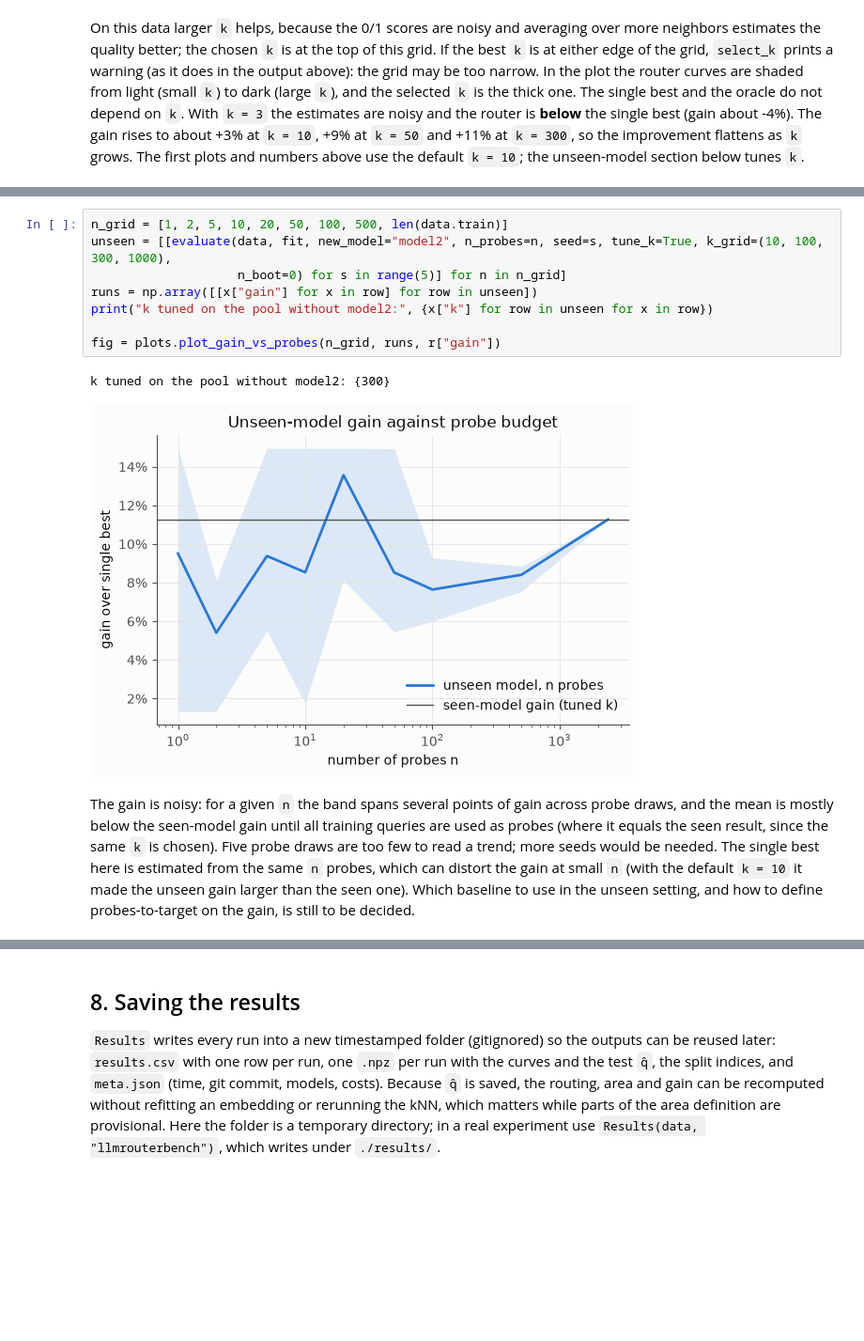
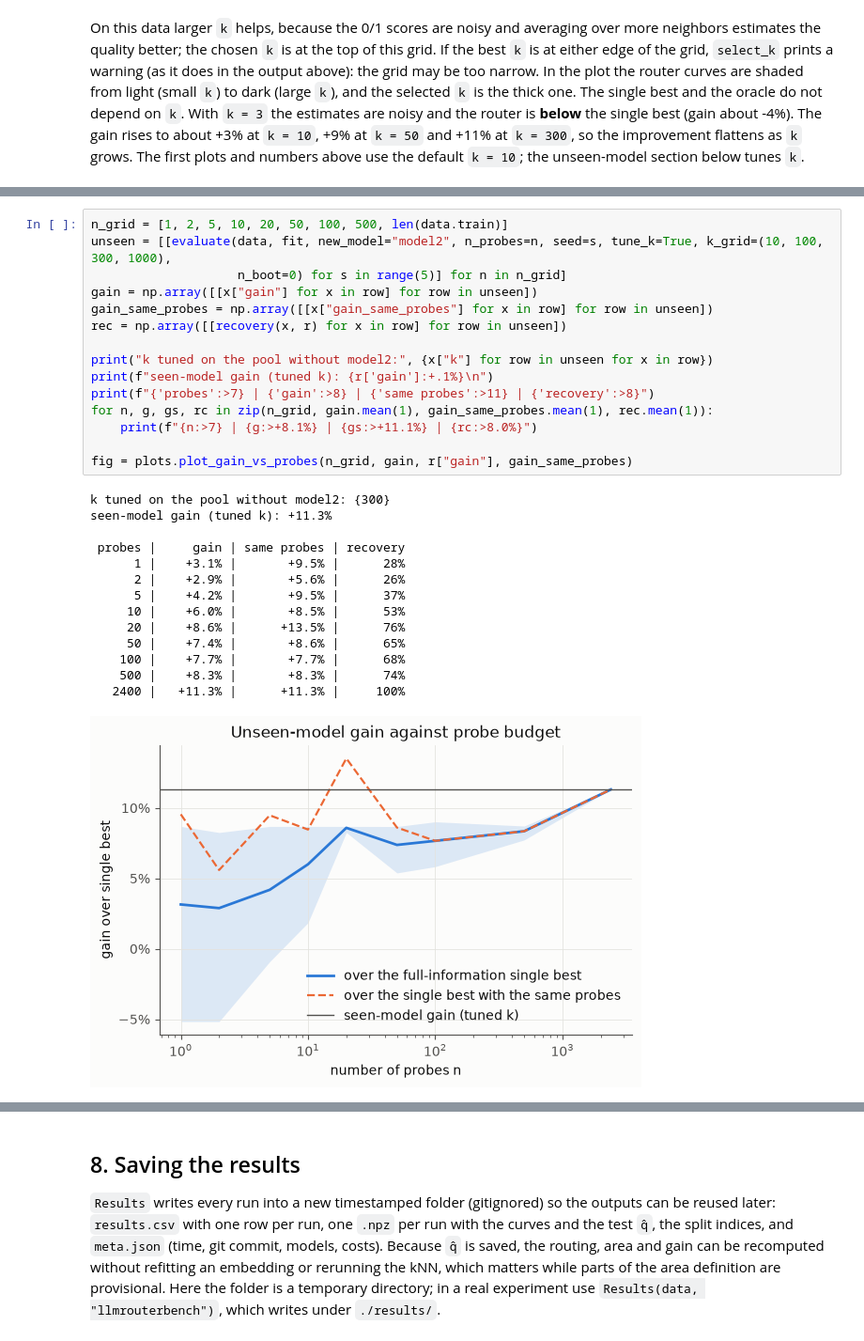
Before and after one commit to mpodolinsky/query-representation-learning, a Jupyter notebook: michal-harness/walkthrough.ipynb, the cells around one changed output, grey strips where cells are left out. Shown at 94% size. Cells and saved outputs as stored; diff of their text form; blank space fills up the shorter version.

```diff
--- a/michal-harness/walkthrough.ipynb
+++ b/michal-harness/walkthrough.ipynb
@@ -191,15 +198,30 @@ The single best is estimated from the same `n` probes, so both sides are equally
 # %%
 n_grid = [1, 2, 5, 10, 20, 50, 100, 500, len(data.train)]
 unseen = [[evaluate(data, fit, new_model="model2", n_probes=n, seed=s, tune_k=True, k_grid=(10, 100, 300, 1000),
                     n_boot=0) for s in range(5)] for n in n_grid]
-runs = np.array([[x["gain"] for x in row] for row in unseen])
+gain = np.array([[x["gain"] for x in row] for row in unseen])
+gain_same_probes = np.array([[x["gain_same_probes"] for x in row] for row in unseen])
+rec = np.array([[recovery(x, r) for x in row] for row in unseen])
+
 print("k tuned on the pool without model2:", {x["k"] for row in unseen for x in row})
+print(f"seen-model gain (tuned k): {r['gain']:+.1%}\n")
+print(f"{'probes':>7} | {'gain':>8} | {'same probes':>11} | {'recovery':>8}")
+for n, g, gs, rc in zip(n_grid, gain.mean(1), gain_same_probes.mean(1), rec.mean(1)):
+    print(f"{n:>7} | {g:>+8.1%} | {gs:>+11.1%} | {rc:>8.0%}")
 
-fig = plots.plot_gain_vs_probes(n_grid, runs, r["gain"])
+fig = plots.plot_gain_vs_probes(n_grid, gain, r["gain"], gain_same_probes)
 # %% [output]
 k tuned on the pool without model2: {300}
+seen-model gain (tuned k): +11.3%
+
+ probes |     gain | same probes | recovery
+      1 |    +3.1% |       +9.5% |      28%
+      2 |    +2.9% |       +5.6% |      26%
+      5 |    +4.2% |       +9.5% |      37%
+     10 |    +6.0% |       +8.5% |      53%
+     20 |    +8.6% |      +13.5% |      76%
+     50 |    +7.4% |       +8.6% |      65%
+    100 |    +7.7% |       +7.7% |      68%
+    500 |    +8.3% |       +8.3% |      74%
+   2400 |   +11.3% |      +11.3% |     100%
-[figure, old version]
+[figure, new version]
-# %% [markdown]
-The gain is noisy: for a given `n` the band spans several points of gain across probe draws, and the mean is mostly below the seen-model gain until all training queries are used as probes (where it equals the seen result, since the same `k` is chosen).
-Five probe draws are too few to read a trend; more seeds would be needed.
-The single best here is estimated from the same `n` probes, which can distort the gain at small `n` (with the default `k = 10` it made the unseen gain larger than the seen one). Which baseline to use in the unseen setting, and how to define probes-to-target on the gain, is still to be decided.
```
Also changed, not shown: parts of 11 cells of this notebook, 5 other files.
